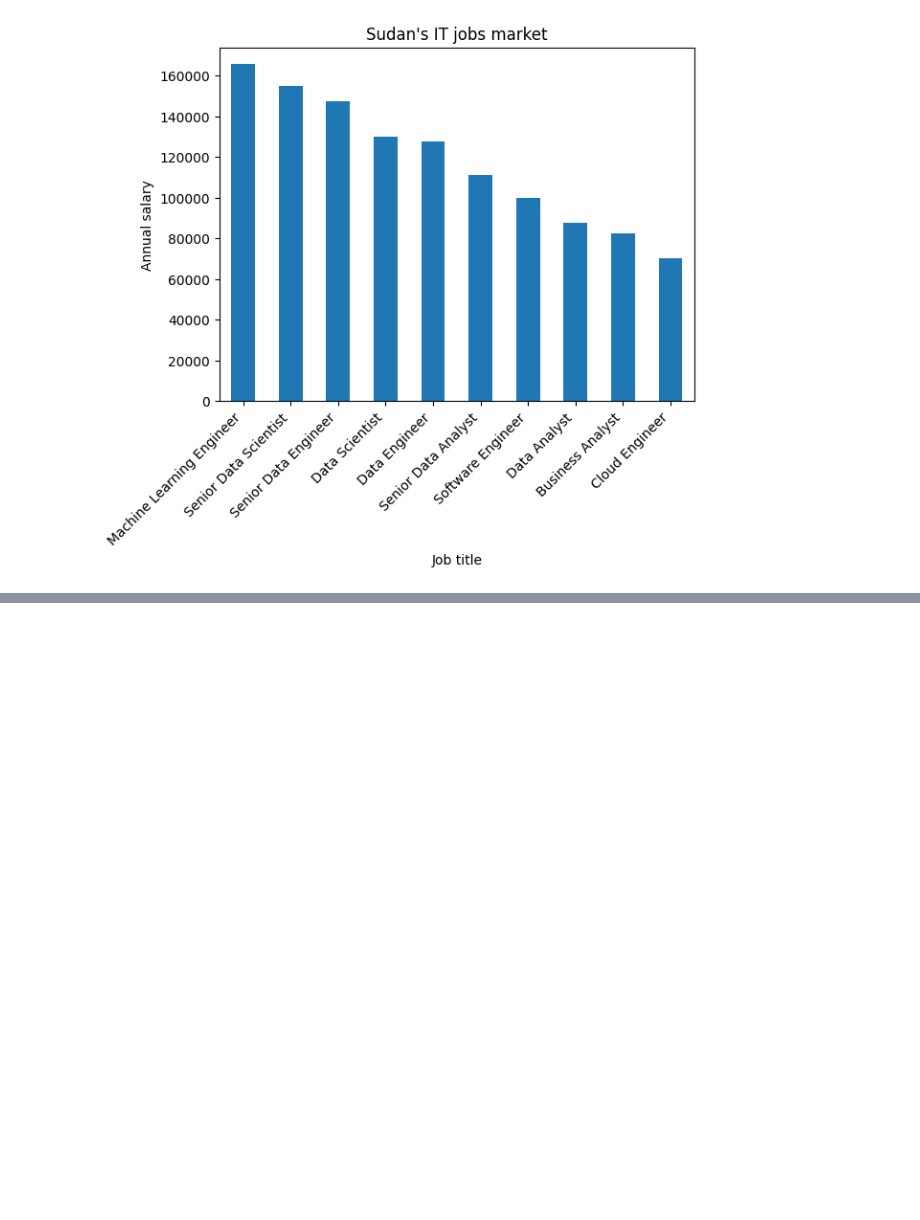
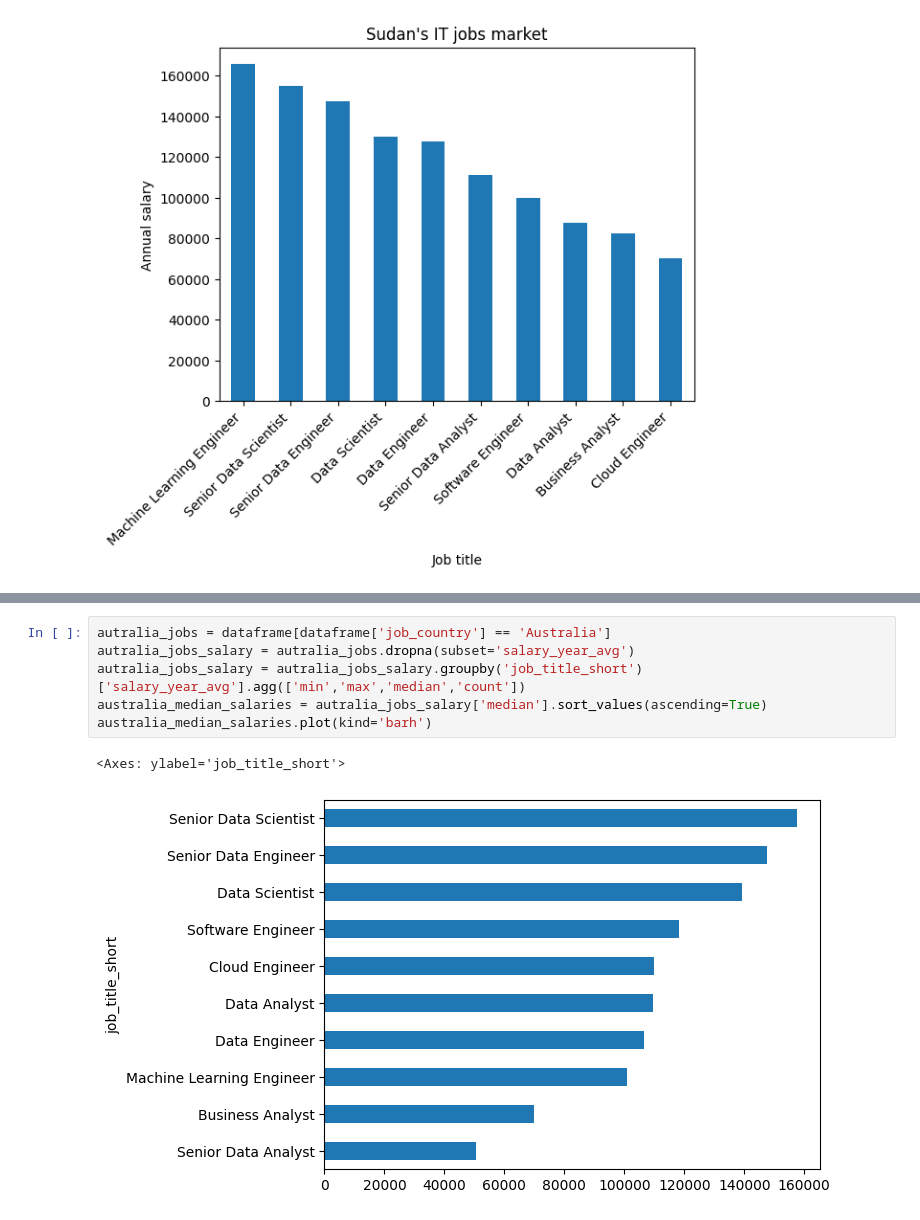
Before and after one commit to ahmedsayedtalib/data-analytics, a Jupyter notebook: training.ipynb, the cells around one changed output, grey strips where cells are left out. Drawn from its saved outputs; the diff is of its cells as text; blank space fills up the shorter version.

```diff
--- a/training.ipynb
+++ b/training.ipynb
@@ -651,0 +619,9 @@ plt.xticks(rotation=45,ha='right')
+# %%
+autralia_jobs = dataframe[dataframe['job_country'] == 'Australia']
+autralia_jobs_salary = autralia_jobs.dropna(subset='salary_year_avg')
+autralia_jobs_salary = autralia_jobs_salary.groupby('job_title_short')['salary_year_avg'].agg(['min','max','median','count'])
+australia_median_salaries = autralia_jobs_salary['median'].sort_values(ascending=True)
+australia_median_salaries.plot(kind='barh')
+# %% [output]
+<Axes: ylabel='job_title_short'>
+[figure, added]
```
Also changed, not shown: parts of 69 cells of this notebook.
